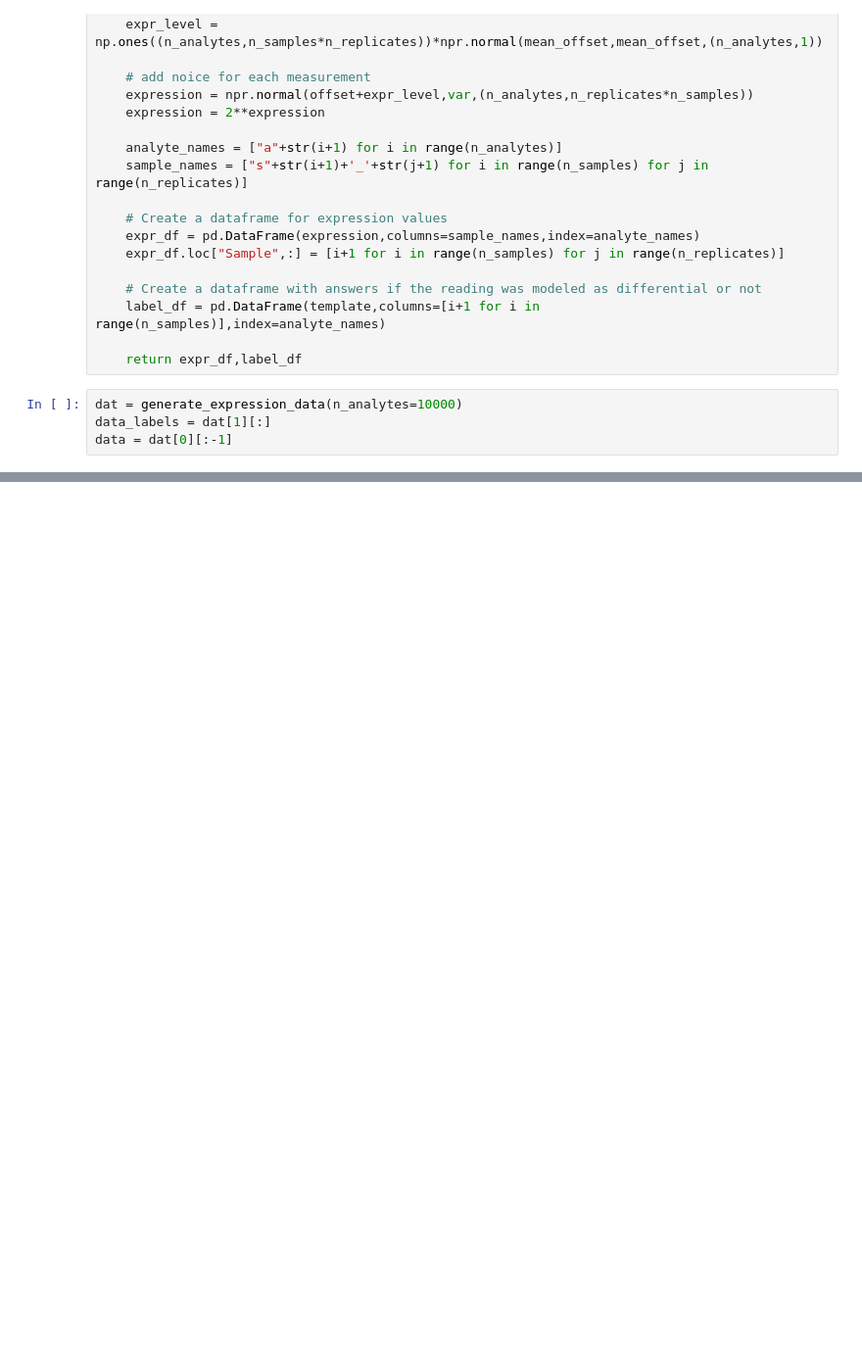
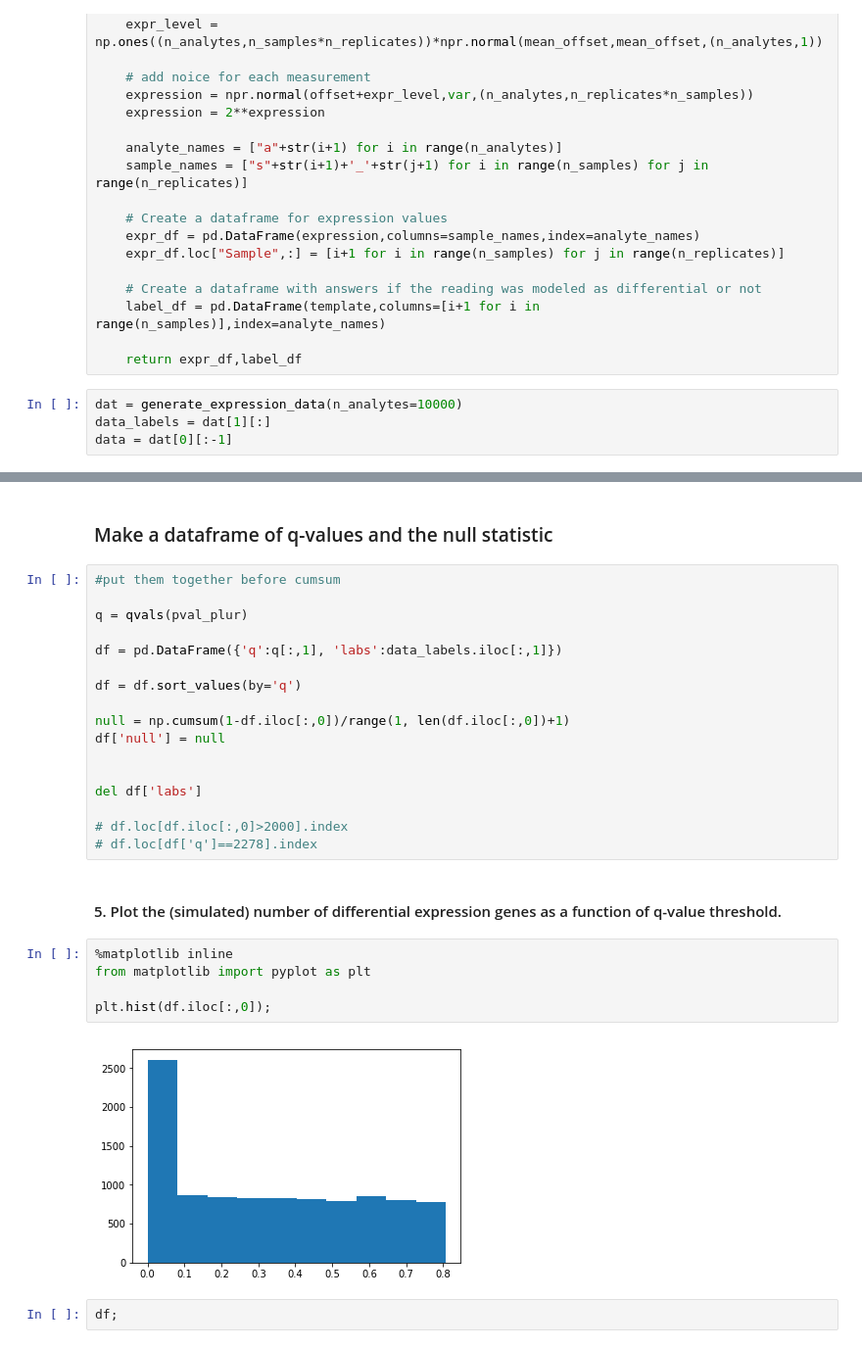
Before and after one commit to MaxBackman/AlgInBio, a Jupyter notebook: differential_expression/differential_expression.ipynb, the cells around one changed output, grey strips where cells are left out. Shown: that part at 98% size. Cells and saved outputs as stored; diff of their text form; blank space fills up the shorter version.

```diff
--- a/differential_expression/differential_expression.ipynb
+++ b/differential_expression/differential_expression.ipynb
@@ -106,0 +113,30 @@ Index([], dtype='object')
+# %% [markdown]
+### Make a dataframe of q-values and the null statistic
+# %%
+#put them together before cumsum
+
+q = qvals(pval_plur)
+
+df = pd.DataFrame({'q':q[:,1], 'labs':data_labels.iloc[:,1]})
+
+df = df.sort_values(by='q')
+
+null = np.cumsum(1-df.iloc[:,0])/range(1, len(df.iloc[:,0])+1)
+df['null'] = null
+
+
+del df['labs']
+
+# df.loc[df.iloc[:,0]>2000].index
+# df.loc[df['q']==2278].index
+# %% [markdown]
+#### 5. Plot the (simulated) number of differential expression genes as a function of q-value threshold.
+# %%
+%matplotlib inline
+from matplotlib import pyplot as plt
+
+plt.hist(df.iloc[:,0]);
+# %% [output]
+[figure, added]
+# %%
+df;
```
Also changed, not shown: parts of 14 cells of this notebook, 6 other files.
